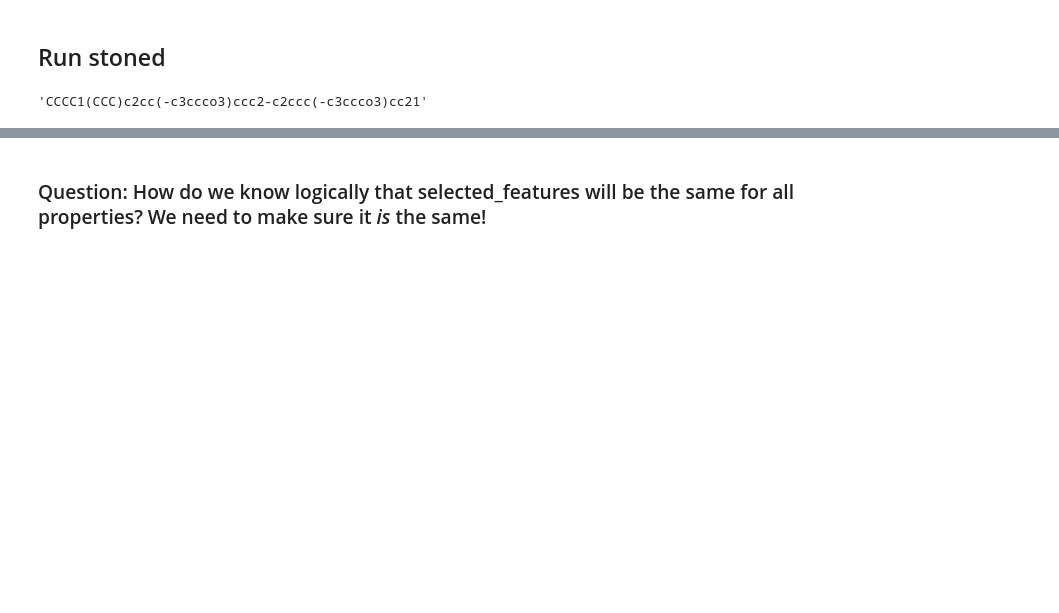
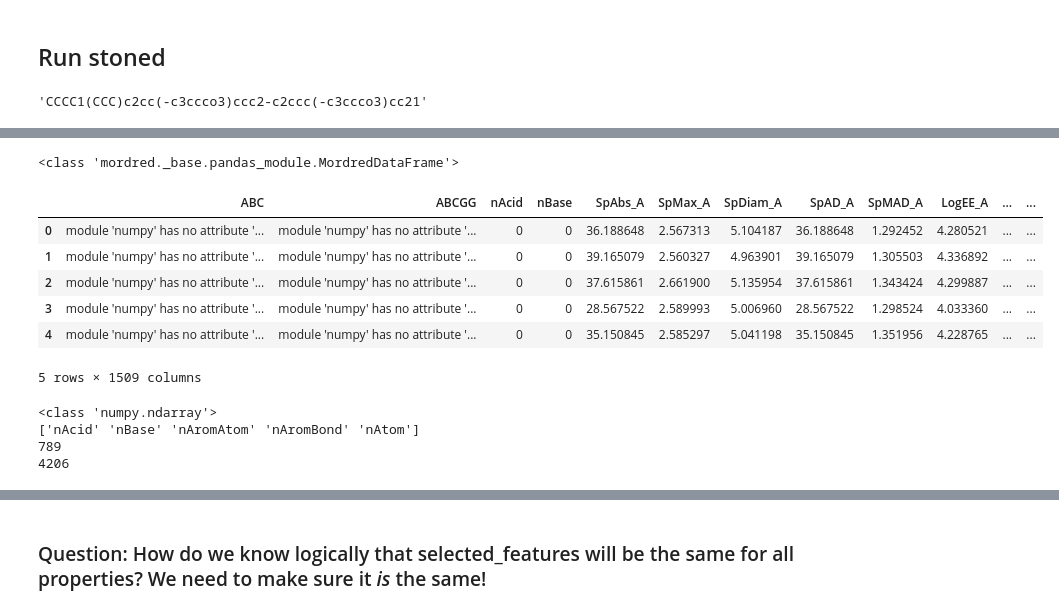
Before and after one commit to ChrisCollison/spectrum, a Jupyter notebook: spectrum_CC_working.ipynb, the cells around one changed output, grey strips where cells are left out. Saved outputs shown, nothing was run; the diff lists cells and outputs as text; code cells hidden in the pictures; blank space fills up the shorter version.

```diff
--- a/spectrum_CC_working.ipynb
+++ b/spectrum_CC_working.ipynb
@@ -61,7 +63,7 @@ from spectrum_func import *
 Stoned is running from the spectrum directory
 # %%
 optdata = pd.read_csv("data/DB_for_chromophore_Sci_Data_rev02.csv")
-optdata.columns = ['Tag', 'Chromophore', 'Solvent', 'LambdaMaxAbs', 'LambdaMaxEm', 'Lifetime', 'QY', 'LogExtCoeff', 'AbsFWHMcm-1', 'EmFWHMcm-1', 'AbsFWHMnm', 'EmFWHMnm', 'MolarMass', 'reference']
+optdata.columns = ['Tag', 'SMILES', 'Solvent', 'LambdaMaxAbs', 'LambdaMaxEm', 'Lifetime', 'QY', 'LogExtCoeff', 'AbsFWHMcm-1', 'EmFWHMcm-1', 'AbsFWHMnm', 'EmFWHMnm', 'MolarMass', 'reference']
 features_start_at = list(optdata.columns).index("LambdaMaxAbs")
 # scramble them
 optdata = optdata.sample(frac=1.0, random_state=0).reset_index(drop=True)
@@ -465,0 +390,4 @@ did not match C++ signature:
+# %%
+# place smiles and scores into a dataframe
+space_23_df = pd.DataFrame({'SMILES': smiles, 'scores': scores})
+space_23_df.head()
@@ -465,0 +401,14 @@ did not match C++ signature:
+# %%
+molecules_space_23, raw_features_space_23 = get_mol_and_labels(calc, space_23_df, property = None, filepath = "data/space23_raw_features.pb")
+# %%
+print (type(raw_features_space_23))
+raw_features_space_23.head()
+# %% [output]
+<class 'mordred._base.pandas_module.MordredDataFrame'>
+|  | ABC | ABCGG | nAcid | nBase | SpAbs_A | SpMax_A | SpDiam_A | SpAD_A | SpMAD_A | LogEE_A | ... | ... |
+| 0 | module 'numpy' has no attribute '... | module 'numpy' has no attribute '... | 0 | 0 | 36.188648 | 2.567313 | 5.104187 | 36.188648 | 1.292452 | 4.280521 | ... | ... |
+| 1 | module 'numpy' has no attribute '... | module 'numpy' has no attribute '... | 0 | 0 | 39.165079 | 2.560327 | 4.963901 | 39.165079 | 1.305503 | 4.336892 | ... | ... |
+| 2 | module 'numpy' has no attribute '... | module 'numpy' has no attribute '... | 0 | 0 | 37.615861 | 2.661900 | 5.135954 | 37.615861 | 1.343424 | 4.299887 | ... | ... |
+| 3 | module 'numpy' has no attribute '... | module 'numpy' has no attribute '... | 0 | 0 | 28.567522 | 2.589993 | 5.006960 | 28.567522 | 1.298524 | 4.033360 | ... | ... |
+| 4 | module 'numpy' has no attribute '... | module 'numpy' has no attribute '... | 0 | 0 | 35.150845 | 2.585297 | 5.041198 | 35.150845 | 1.351956 | 4.228765 | ... | ... |
+5 rows × 1509 columns
@@ -465,0 +417,10 @@ did not match C++ signature:
+# %%
+print (type(mordred_names_space_23))
+print (mordred_names_space_23[0:5])
+print (len(mordred_names_space_23))
+print (len(feature_values_space_23))
+# %% [output]
+<class 'numpy.ndarray'>
+['nAcid' 'nBase' 'nAromAtom' 'nAromBond' 'nAtom']
+789
+4206
```
Also changed, not shown: parts of 13 cells of this notebook, 1 other file.
